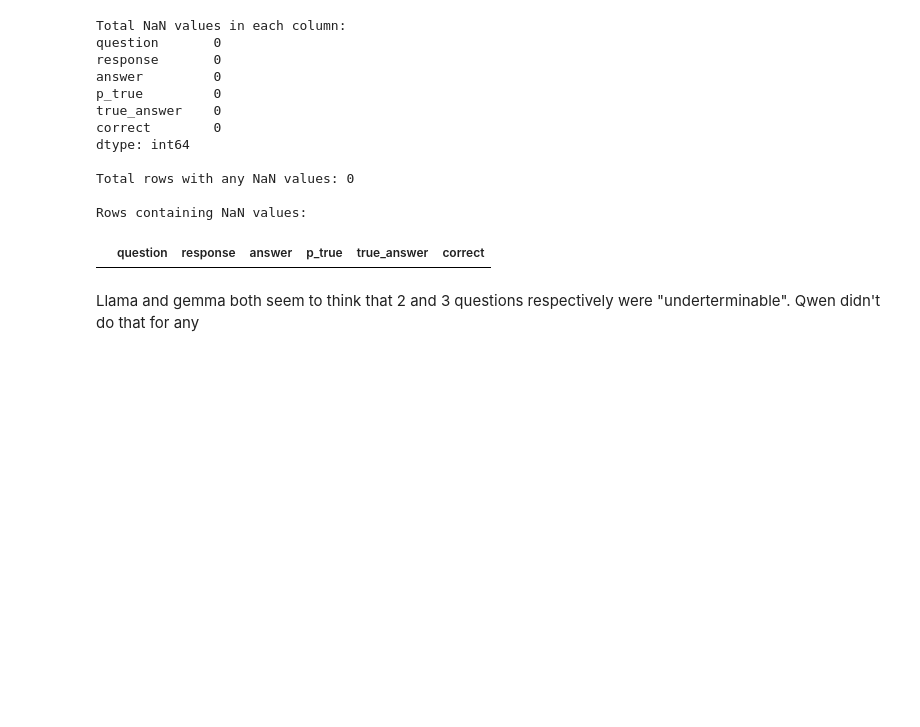
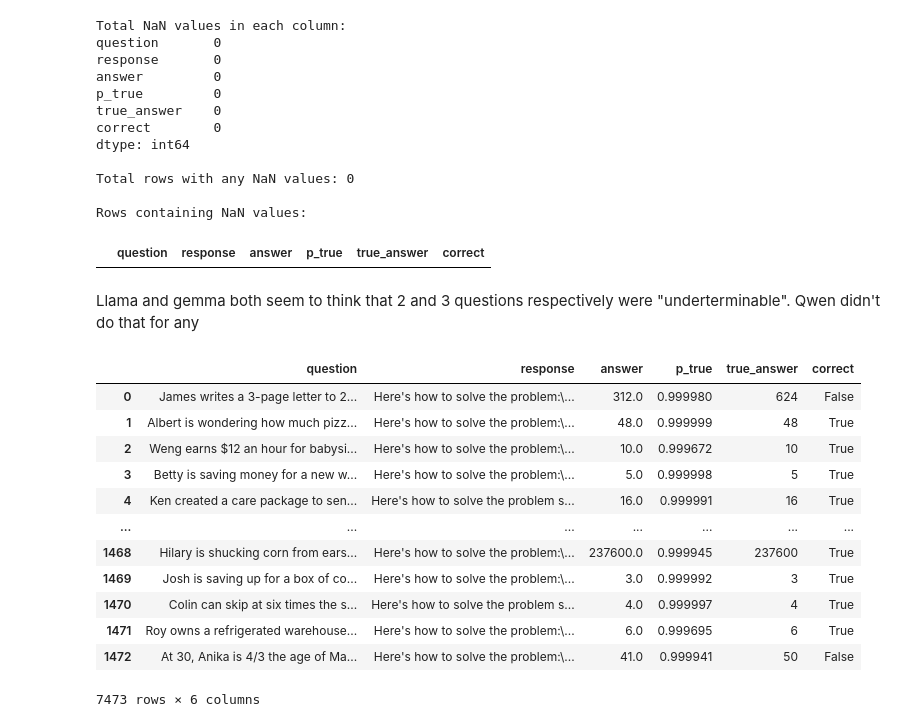
Before and after one commit to ManifoldRG/VLMCalibration, a Jupyter notebook: analysis.ipynb, the cells around one changed output. Drawn from its saved outputs; the diff is of its cells as text; code cells hidden in the pictures; blank space fills up the shorter version.

```diff
--- a/analysis.ipynb
+++ b/analysis.ipynb
@@ -45,3 +45,27 @@ Rows containing NaN values:
 |  | question | response | answer | p_true | true_answer | correct |
 # %% [markdown]
 Llama and gemma both seem to think that 2 and 3 questions respectively were "underterminable". Qwen didn't do that for any
+# %%
+df1 = pd.read_csv('train_results/records_train_full_gemma.csv', index_col=0)
+df2 = pd.read_csv('train_results/records_train_full_qwen.csv', index_col=0)
+df3 = pd.read_csv('train_results/records_train_full_llama.csv', index_col=0)
+
+# df1 = pd.read_csv('records_test_full_mid_gemma.csv', index_col=0)
+# df2 = pd.read_csv('records_test_full_mid_qwen.csv', index_col=0)
+
+
+df1
+# %% [output]
+|  | question | response | answer | p_true | true_answer | correct |
+| 0 | James writes a 3-page letter to 2... | Here's how to solve the problem:\... | 312.0 | 0.999980 | 624 | False |
+| 1 | Albert is wondering how much pizz... | Here's how to solve the problem:\... | 48.0 | 0.999999 | 48 | True |
+| 2 | Weng earns $12 an hour for babysi... | Here's how to solve the problem:\... | 10.0 | 0.999672 | 10 | True |
+| 3 | Betty is saving money for a new w... | Here's how to solve the problem:\... | 5.0 | 0.999998 | 5 | True |
+| 4 | Ken created a care package to sen... | Here's how to solve the problem s... | 16.0 | 0.999991 | 16 | True |
+| ... | ... | ... | ... | ... | ... | ... |
+| 1468 | Hilary is shucking corn from ears... | Here's how to solve the problem:\... | 237600.0 | 0.999945 | 237600 | True |
+| 1469 | Josh is saving up for a box of co... | Here's how to solve the problem:\... | 3.0 | 0.999992 | 3 | True |
+| 1470 | Colin can skip at six times the s... | Here's how to solve the problem s... | 4.0 | 0.999997 | 4 | True |
+| 1471 | Roy owns a refrigerated warehouse... | Here's how to solve the problem:\... | 6.0 | 0.999695 | 6 | True |
+| 1472 | At 30, Anika is 4/3 the age of Ma... | Here's how to solve the problem:\... | 41.0 | 0.999941 | 50 | False |
+7473 rows × 6 columns
```
Also changed, not shown: parts of 5 cells of this notebook, 2 other files.
